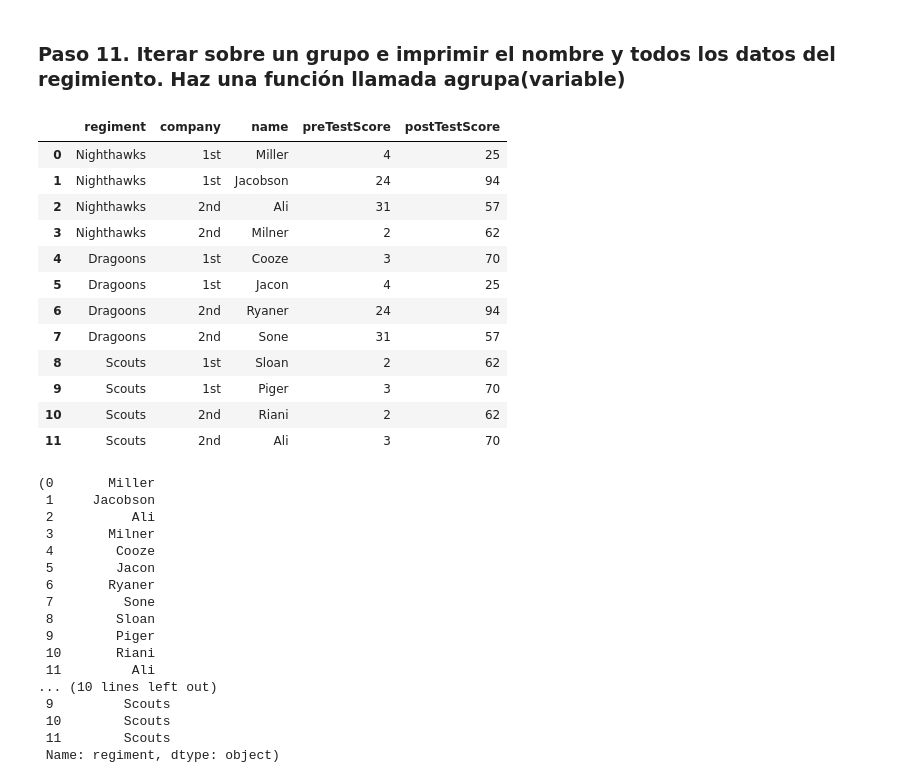
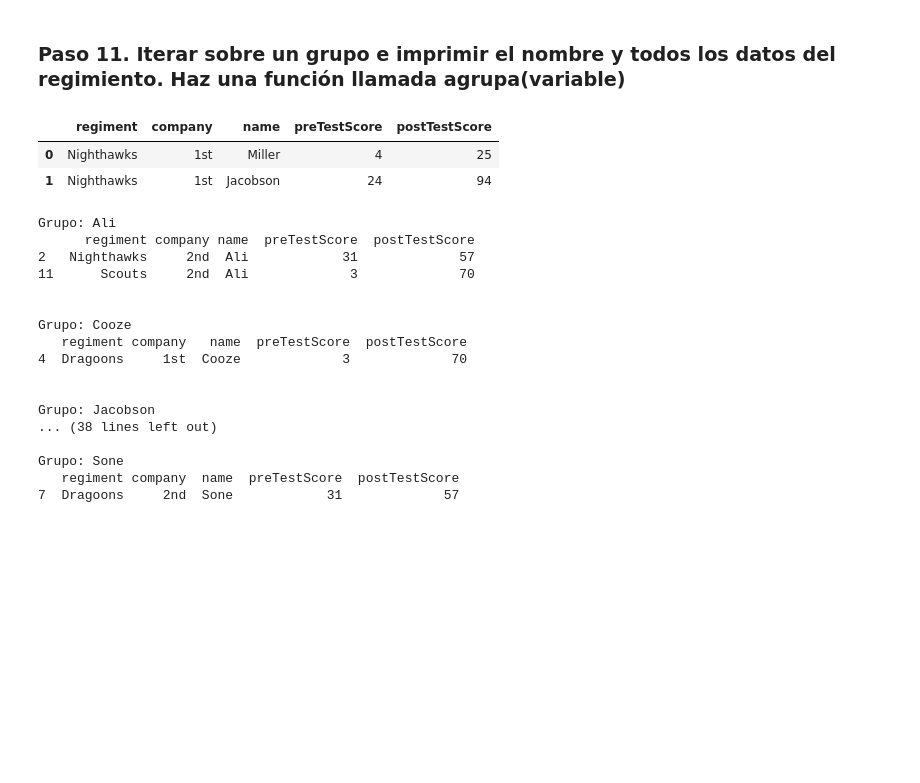
Before and after one commit to solfontan/DS_PT_09_2023, a Jupyter notebook: Data_Analysis/2-Pandas/Practica/7-Regiment/Regiment.ipynb, the cells around one changed output. Cells and saved outputs as stored; diff of their text form; code cells hidden in the pictures; blank space fills up the shorter version.

```diff
--- a/Data_Analysis/2-Pandas/Practica/7-Regiment/Regiment.ipynb
+++ b/Data_Analysis/2-Pandas/Practica/7-Regiment/Regiment.ipynb
@@ -129,18 +125,8 @@ Name: count, dtype: int64
 # %% [markdown]
 ### Paso 11. Iterar sobre un grupo e imprimir el nombre y todos los datos del regimiento. Haz una función llamada agrupa(variable)
 # %%
-regimiento
+regimiento.head(2)
 # %% [output]
 |  | regiment | company | name | preTestScore | postTestScore |
 | 0 | Nighthawks | 1st | Miller | 4 | 25 |
 | 1 | Nighthawks | 1st | Jacobson | 24 | 94 |
-| 2 | Nighthawks | 2nd | Ali | 31 | 57 |
-| 3 | Nighthawks | 2nd | Milner | 2 | 62 |
-| 4 | Dragoons | 1st | Cooze | 3 | 70 |
-| 5 | Dragoons | 1st | Jacon | 4 | 25 |
-| 6 | Dragoons | 2nd | Ryaner | 24 | 94 |
-| 7 | Dragoons | 2nd | Sone | 31 | 57 |
-| 8 | Scouts | 1st | Sloan | 2 | 62 |
-| 9 | Scouts | 1st | Piger | 3 | 70 |
-| 10 | Scouts | 2nd | Riani | 2 | 62 |
-| 11 | Scouts | 2nd | Ali | 3 | 70 |
@@ -151,20 +142,20 @@ def agrupar(variable):
 # %%
-agrupar(3)
+agrupar('name')
 # %% [output]
-(0       Miller
- 1     Jacobson
- 2          Ali
- 3       Milner
- 4        Cooze
- 5        Jacon
- 6       Ryaner
- 7         Sone
- 8        Sloan
- 9        Piger
- 10       Riani
- 11         Ali
-... (10 lines left out)
- 9         Scouts
- 10        Scouts
- 11        Scouts
- Name: regiment, dtype: object)
+Grupo: Ali
+      regiment company name  preTestScore  postTestScore
+2   Nighthawks     2nd  Ali            31             57
+11      Scouts     2nd  Ali             3             70
+
+
+Grupo: Cooze
+   regiment company   name  preTestScore  postTestScore
+4  Dragoons     1st  Cooze             3             70
+
+
+Grupo: Jacobson
+... (38 lines left out)
+
+Grupo: Sone
+   regiment company  name  preTestScore  postTestScore
+7  Dragoons     2nd  Sone            31             57
```
Also changed, not shown: parts of 9 cells of this notebook, 2 other files.
